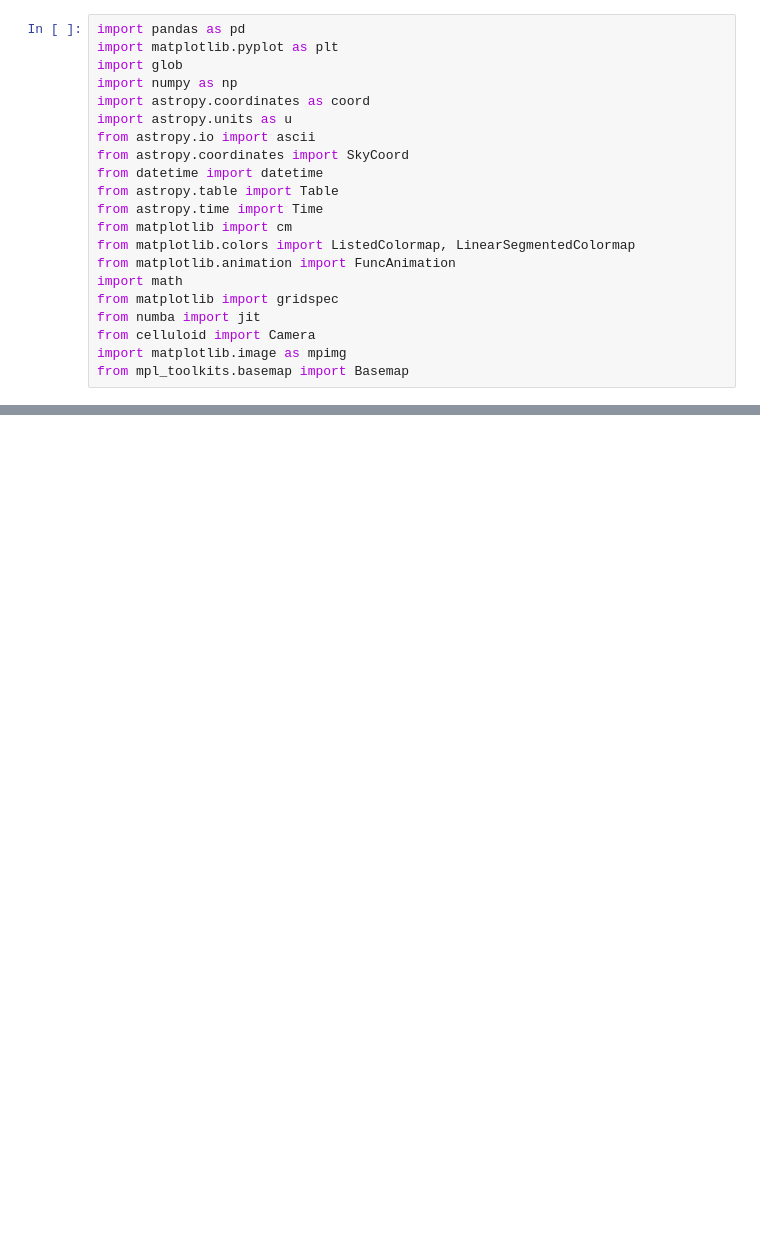
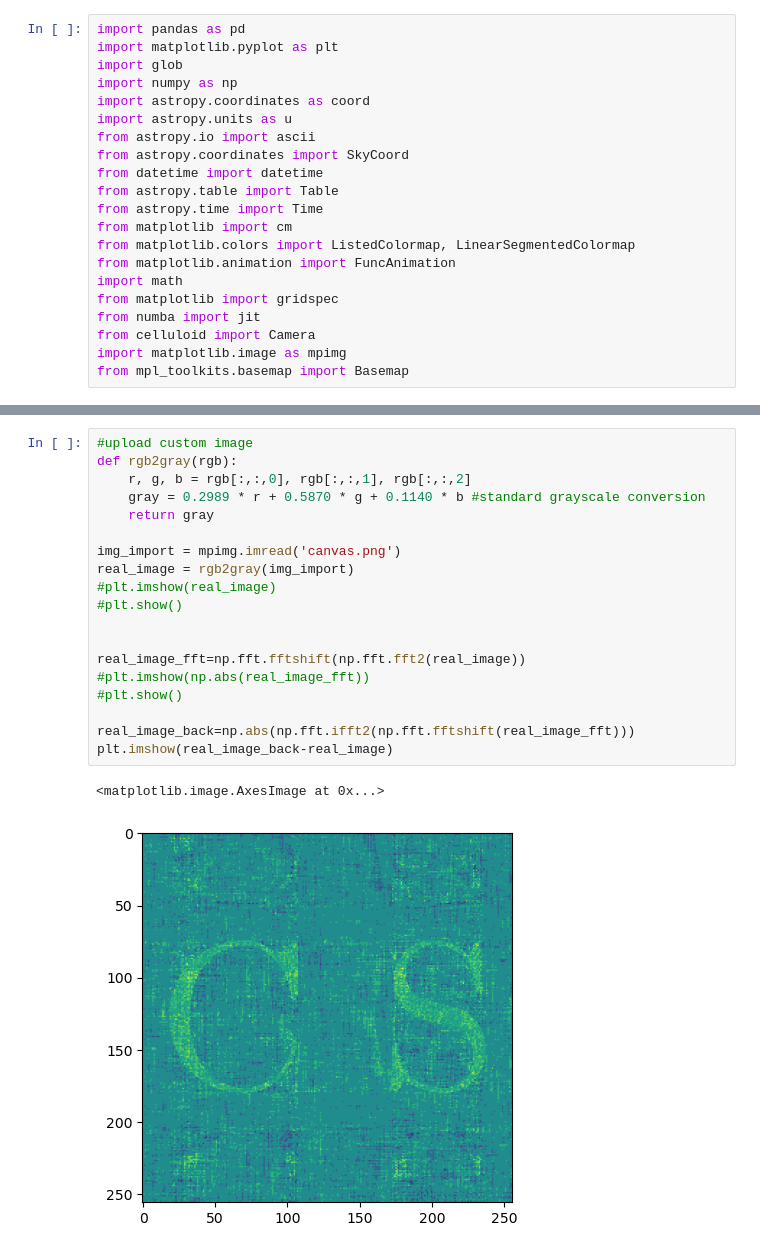
Before and after one commit to flep198/vlbi_visualizer, a Jupyter notebook: VLBI_visualizer.ipynb, the cells around one changed output, grey strips where cells are left out. Drawn from its saved outputs; the diff is of its cells as text; blank space fills up the shorter version.

```diff
--- a/VLBI_visualizer.ipynb
+++ b/VLBI_visualizer.ipynb
@@ -430,0 +427,22 @@ plt.show()
+# %%
+#upload custom image
+def rgb2gray(rgb):
+    r, g, b = rgb[:,:,0], rgb[:,:,1], rgb[:,:,2]
+    gray = 0.2989 * r + 0.5870 * g + 0.1140 * b #standard grayscale conversion
+    return gray
+
+img_import = mpimg.imread('canvas.png')
+real_image = rgb2gray(img_import)
+#plt.imshow(real_image)
+#plt.show()
+
+
+real_image_fft=np.fft.fftshift(np.fft.fft2(real_image))
+#plt.imshow(np.abs(real_image_fft))
+#plt.show()
+
+real_image_back=np.abs(np.fft.ifft2(np.fft.fftshift(real_image_fft)))
+plt.imshow(real_image_back-real_image)
+# %% [output]
+<matplotlib.image.AxesImage at 0x...>
+[figure, added]
```
Also changed, not shown: parts of 2 cells of this notebook, 4 other files.
